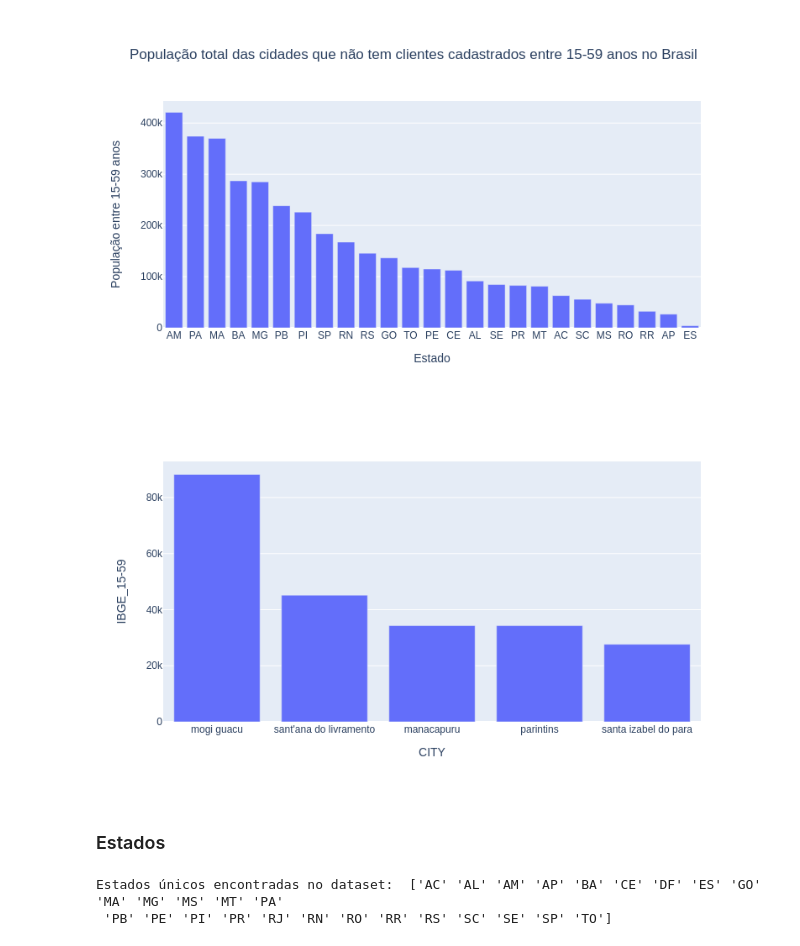
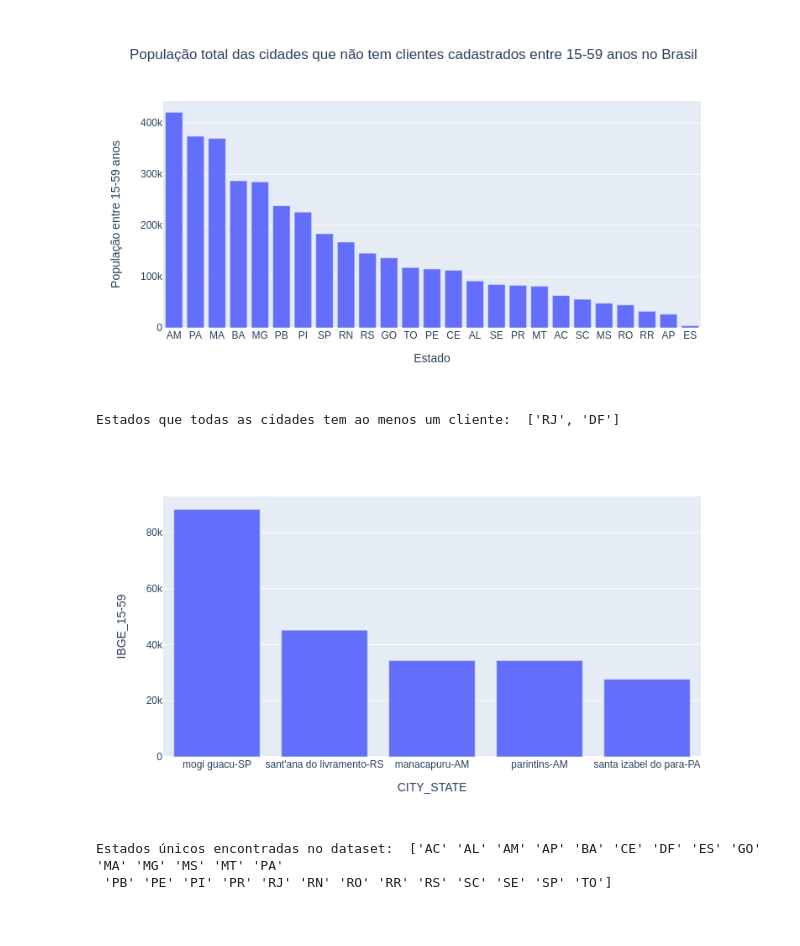
Before and after one commit to vf-fontes/intro-cd, a Jupyter notebook: 20200930_Olist.ipynb, the cells around one changed output. Saved outputs shown, nothing was run; the diff lists cells and outputs as text; code cells hidden in the pictures.

```diff
--- a/20200930_Olist.ipynb
+++ b/20200930_Olist.ipynb
@@ -176,15 +182,25 @@ AP     26620.0
 ES      3975.0
 Name: IBGE_15-59, dtype: float64
 [figure]
+# %%
+# Quais estados existe ao menos um cliente em todas as cidades
+estados_com_todas_cidades_clientes = []
+estados_brasil = df_cidades_brasil.STATE.unique()
+estados_com_cidades_sem_clientes = df_cidades_sem_clientes.STATE.unique()
+for i in estados_brasil:
+  if i not in estados_com_cidades_sem_clientes:
+    estados_com_todas_cidades_clientes.append(i)
+print('Estados que todas as cidades tem ao menos um cliente: ',estados_com_todas_cidades_clientes)
+# %% [output]
+Estados que todas as cidades tem ao menos um cliente:  ['RJ', 'DF']
 # %%
 # 5 maiores cidades que não possuem um único cliente
-data = df_cidades_sem_clientes[['CITY','IBGE_15-59']].sort_values('IBGE_15-59',ascending=False).head(5)
-fig = px.bar(data,x='CITY',y='IBGE_15-59')
+data = df_cidades_sem_clientes[['CITY','IBGE_15-59','STATE']].sort_values('IBGE_15-59',ascending=False).head(5)
+data['CITY_STATE']=data['CITY']+'-'+data['STATE']
+fig = px.bar(data,x='CITY_STATE',y='IBGE_15-59')
 gitly.show(fig)
 # %% [output]
-[figure, old version]
+[figure, new version]
-# %% [markdown]
-### Estados
 # %%
 # Quais estados tem no meu dataset
 estados_clientes = df_clientes.customer_state.unique()
```
Also changed, not shown: parts of 6 cells of this notebook.
